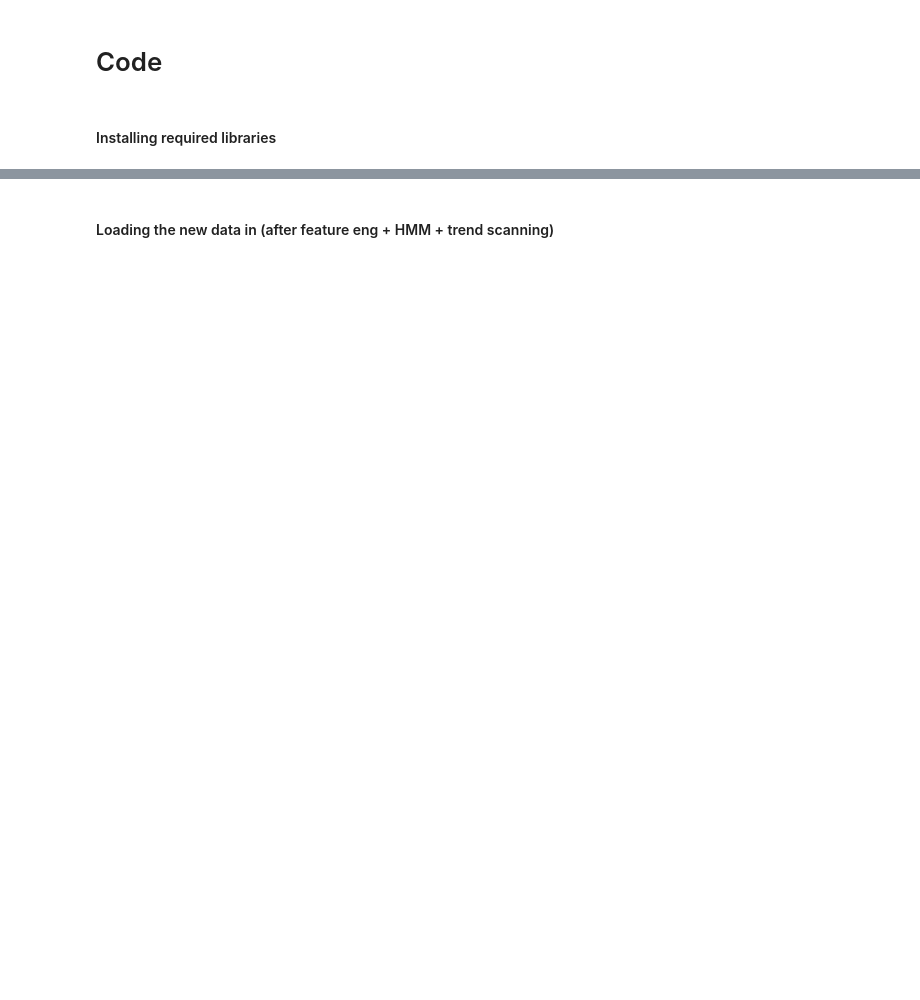
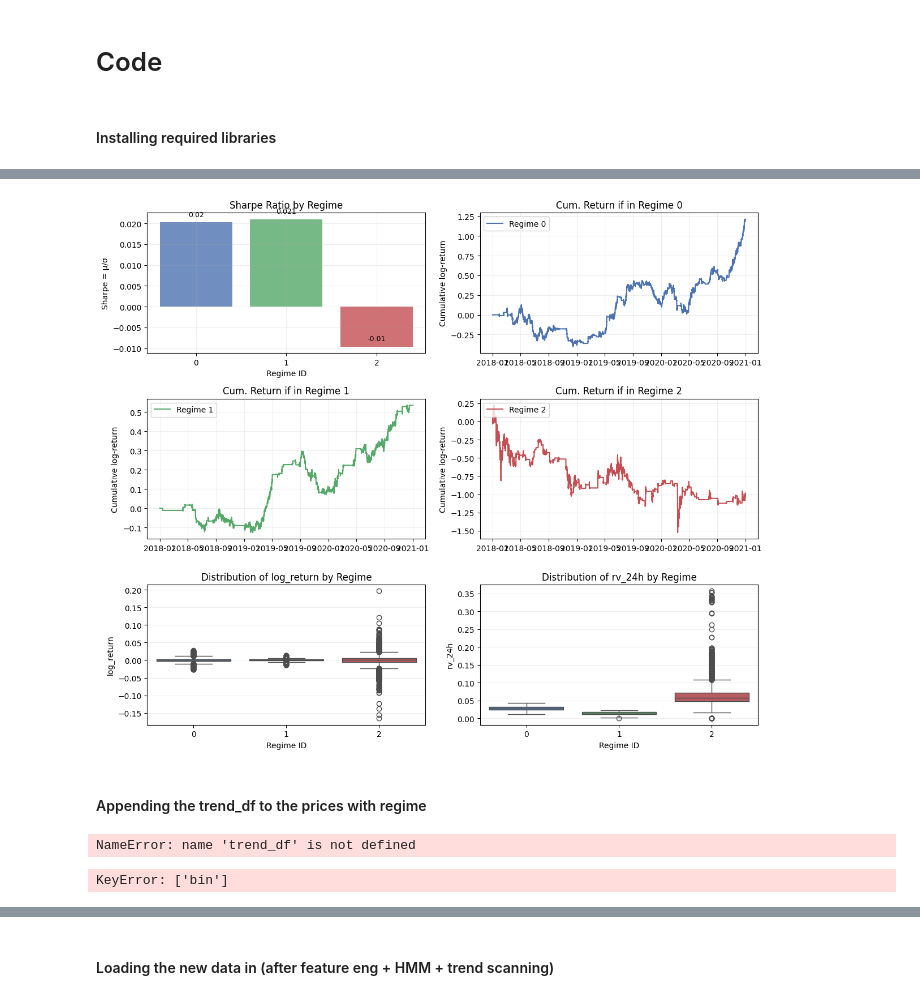
Before and after one commit to anyarjpt/stml, a Jupyter notebook: Report_Final.ipynb, the cells around one changed output, grey strips where cells are left out. Saved outputs shown, nothing was run; the diff lists cells and outputs as text; code cells hidden in the pictures; blank space fills up the shorter version.

```diff
--- a/Report_Final.ipynb
+++ b/Report_Final.ipynb
@@ -245,0 +1668,4 @@ warnings.filterwarnings('ignore')
+# %%
+making_graphs_by_regime(prices_train_labeled)
+# %% [output]
+[figure, added]
@@ -245,0 +1676,11 @@ warnings.filterwarnings('ignore')
+# %% [markdown]
+#### Appending the trend_df to the prices with regime
+# %%
+prices_with_regimes_2D = prices_with_regimes_2D.sort_index()
+trend_df = trend_df.sort_index()
+prices_with_regimes_2D = prices_with_regimes_2D.join(
+    trend_df[['t1','tVal','bin','windowSize']],
+    how='left'
+)
+# %% [output]
+NameError: name 'trend_df' is not defined
@@ -245,0 +1695,5 @@ warnings.filterwarnings('ignore')
+# %%
+prices_train_labeled = prices_train_labeled.dropna(subset=['bin']).copy()
+prices_test_labeled = prices_test_labeled.dropna(subset=['bin']).copy()
+# %% [output]
+KeyError: ['bin']
```
Also changed, not shown: parts of 145 cells of this notebook.
